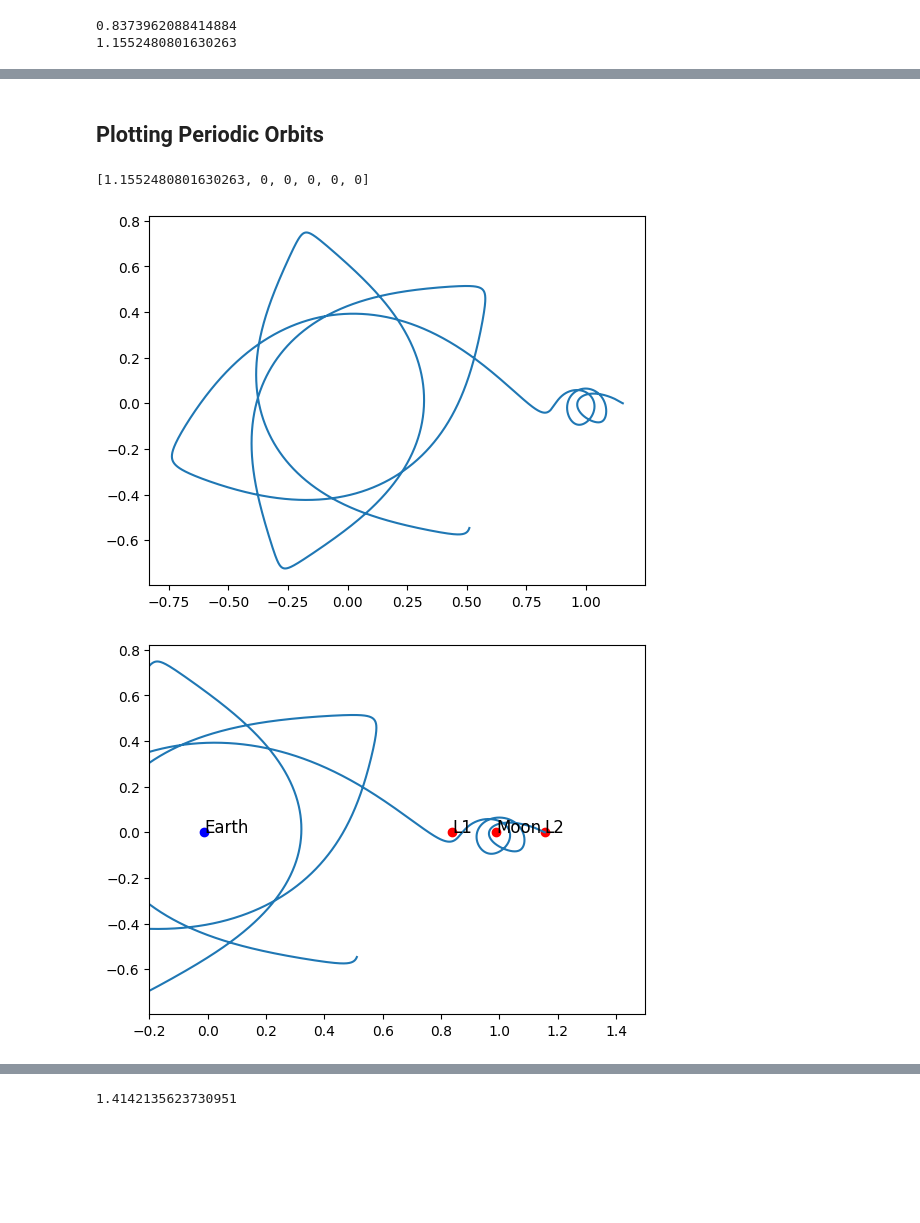
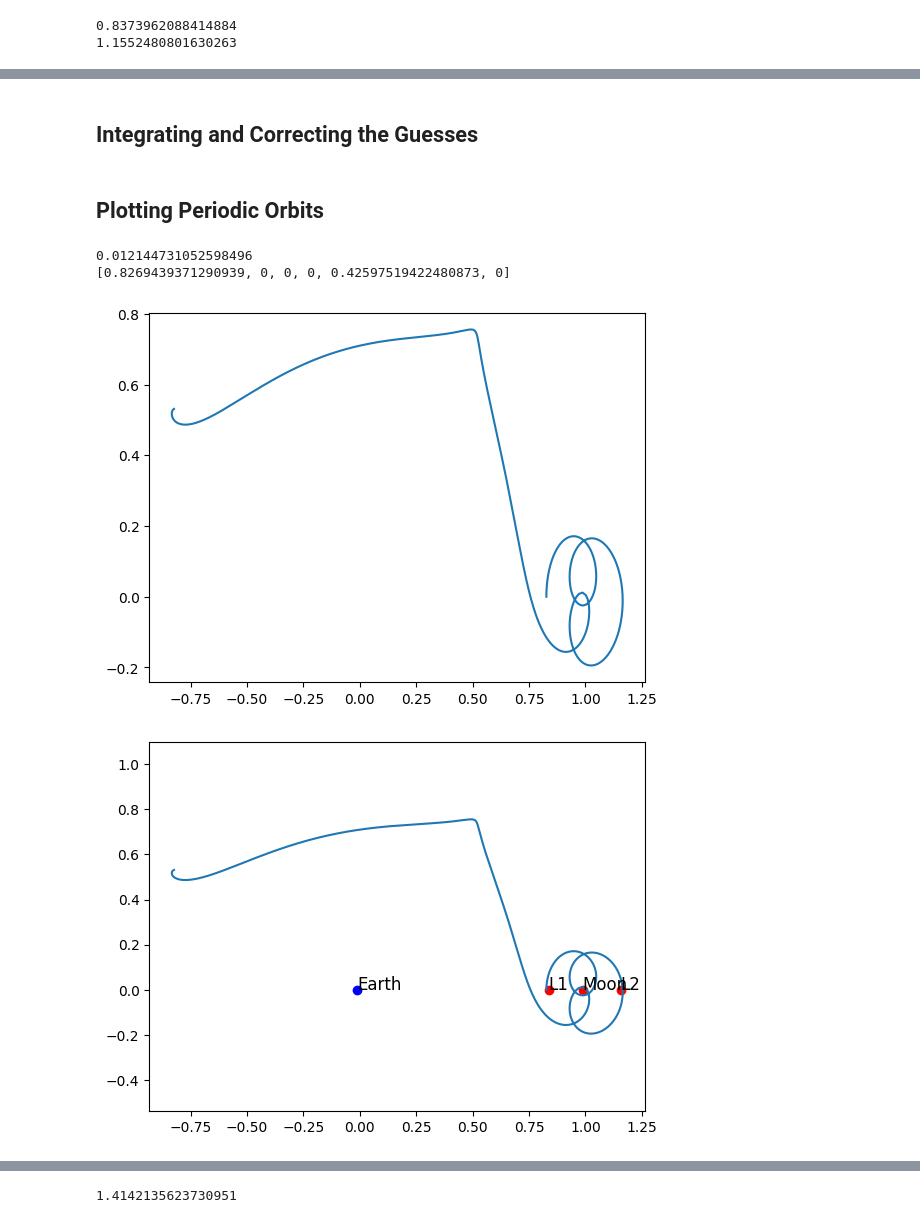
Before and after one commit to Jarrod-Brandt/Motion-Primitive-Orbit-Stitching, a Jupyter notebook: Motion Primitive Orbit Stitching.ipynb, the cells around one changed output, grey strips where cells are left out. Drawn from its saved outputs; the diff is of its cells as text; code cells hidden in the pictures; blank space fills up the shorter version.

```diff
--- a/Motion Primitive Orbit Stitching.ipynb
+++ b/Motion Primitive Orbit Stitching.ipynb
@@ -409,0 +467,19 @@ print(L2)
+# %%
+from scipy.optimize import newton
+
+#Define the m1-m2 ratio, mu
+mu = M_moon/(M_earth+M_moon)
+
+
+def collinear_lagrange(xg, mu):
+
+
+    first_term = xg
+    second_term = (1 - mu) / np.abs(xg + mu)**3 * (xg + mu)
+    third_term = mu / np.abs(xg - 1 + mu)**3 * (xg - 1 + mu)
+    return first_term - second_term - third_term
+
+L2 = newton(func=collinear_lagrange, x0=1, args=(mu,))
+L1 = newton(func=collinear_lagrange, x0=0, args=(mu,))
+L3 = newton(func=collinear_lagrange, x0=-1, args=(mu,))
+print(f"{L1=}, {L2=}, {L3=}")
@@ -410,13 +493,12 @@ print(L2)
 # %%
-xe = L2
+xe = L1
 
 #Define an amplitude for the initial conditions
-A = .001
+A = .01
 #Changing coordinates to (xe,0,0,xe), the mass ratio becomes
 u_bar = mu*abs(xe-1+mu)**(-3) + (1-mu)*abs(xe+mu)**(-3)
 
-
-v = .5*(u_bar-2-sqrt(9*u_bar**2 - 8*u_bar))
+v = .5*(u_bar-2+sqrt(9*u_bar**2 - 8*u_bar))
 print(v)
 print(u_bar)
 tau = -(v**2 + 2*u_bar + 1)/(2*v)
@@ -458,2 +522,2 @@ sol = solve_ivp(lunar_Orbit_DEQ, t_span, x_0,t_eval=t, dense_output='True', rtol
-# %% [markdown]
-## Plotting Periodic Orbits
+# %% [markdown]
+## Integrating and Correcting the Guesses
@@ -460,6 +540,11 @@ sol = solve_ivp(lunar_Orbit_DEQ, t_span, x_0,t_eval=t, dense_output='True', rtol
+# %% [markdown]
+## Plotting Periodic Orbits
 # %%
+print(mu)
+
 x_0 = [xe, 0, 0, 0, 0, 0]
-
+x_0 = [xe - A, 0, 0, 0, y_0, 0]
+# x_0 = [1-mu, .0455, 0, -.5, .5, 0]
 G = 1
 
 M_earth = 5.972e24
@@ -473,8 +558,8 @@ L_f = 1/(383400)
 V_f = 1/(1.071)
 t_f = 2*np.pi/(2360320)
 
-t_span = (0, 20)
-t = np.linspace(t_span[0], t_span[1], num=10000)
+t_span = (0, 4*np.pi)
+t = np.linspace(t_span[0], t_span[1], num=1000)
 
 # print(t)
 # print(t_span)
@@ -488,7 +573,7 @@ t = np.linspace(t_span[0], t_span[1], num=10000)
 print(x_0)
 
 # y = odeint(lunar_DEQ, x_0,t)
-sol = solve_ivp(lunar_Orbit_DEQ_rotating, t_span, x_0,t_eval=t, dense_output='True', rtol=1e-14, atol=1e-14 )
+sol = solve_ivp(lunar_Orbit_DEQ_rotating, t_span, x_0,t_eval=t, dense_output='True', rtol=1e-6, atol=1e-9 )
 
 
 #Extract Satellite position components
@@ -520,35 +605,39 @@ plt.scatter(x_points[0], y_points[0], color='Blue')
 plt.scatter(x_points[1:], y_points[1:], color='Red')
 for label, x_val, y_val in zip(labels, x_points, y_points):
     plt.text(x_val, y_val, label, fontsize=12, ha='left')
+
+plt.axis('equal')
 plt.show()
 
 plt.plot(x_s, y_s)
 plt.xlim(.8, 1.2)
+plt.ylim(-.2, .2)
 # plt.ylim(-.2, .2)
 # plt.axis('equal')
 x_points = [-u2, u1]
 y_points = [0, 0]
 
 
 plt.scatter(u1, 0, color='Red')
 
 
 plt.text(u1, 0, "Moon", fontsize=12, ha='left')
 plt.show()
 # x_points = [0, 326390, 448900]
 # y_points = [0, 0, 0]
 
 # labels = ['Earth', 'L1', 'L2']
 # plt.scatter(x_points[0], y_points[0], color='Blue')
 # plt.scatter(x_points[1:], y_points[1:], color='Red')
 # for label, x_val, y_val in zip(labels, x_points, y_points):
 #     plt.text(x_val, y_val, label, fontsize=12, ha='left')
 
 # plt.plot(x_m, y_m)
 # plt.plot(x_s, y_s)
 # plt.axis('equal')
 # plt.show()
 # %% [output]
-[1.1552480801630263, 0, 0, 0, 0, 0]
+0.012144731052598496
+[0.8269439371290939, 0, 0, 0, 0.42597519422480873, 0]
-[figure, old version]
+[figure, new version]
-[figure, old version]
+[figure, new version]
```
Also changed, not shown: parts of 19 cells of this notebook.
